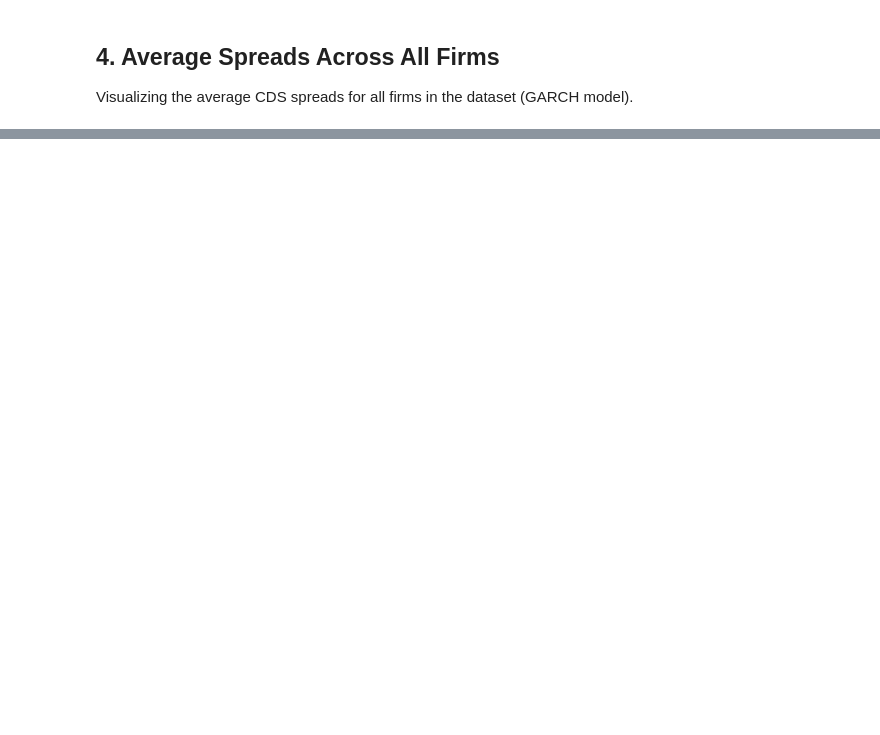
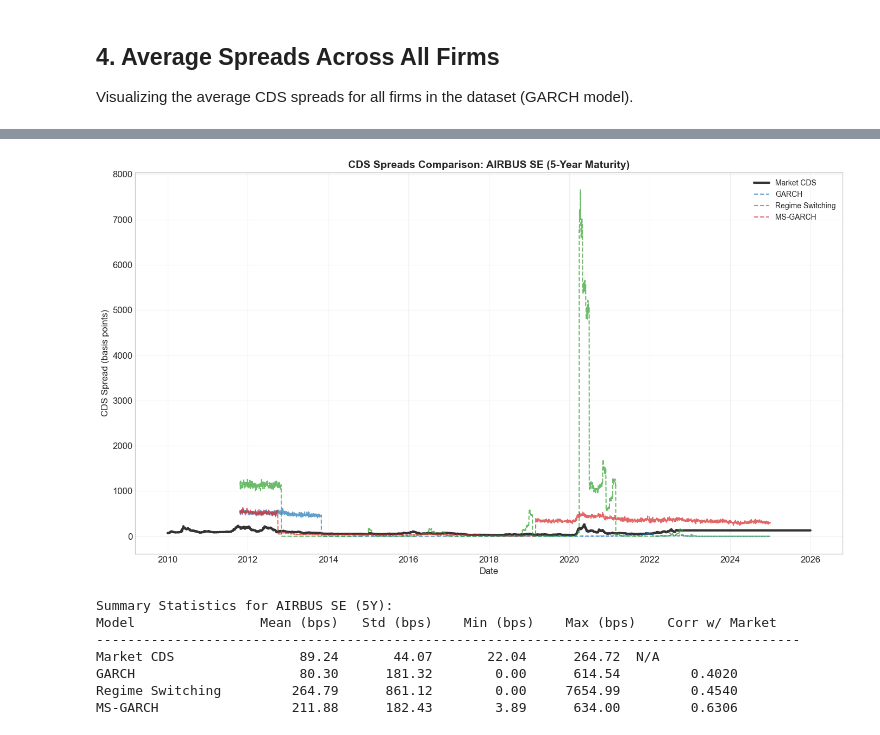
Before and after one commit to ChaseW3/Seminar-QF, a Jupyter notebook: Seminar QF/notebooks/visualize_results.ipynb, the cells around one changed output, grey strips where cells are left out. Cells and saved outputs as stored; diff of their text form; code cells hidden in the pictures; blank space fills up the shorter version.

```diff
--- a/Seminar QF/notebooks/visualize_results.ipynb
+++ b/Seminar QF/notebooks/visualize_results.ipynb
@@ -432,0 +470,12 @@ This should be close to 1.0× if the fix is correct!
+# %%
+# Example: Compare all models vs market for a specific firm (5-year maturity)
+plot_all_models_vs_market(gvkey=220833, maturity=5)
+# %% [output]
+[figure, added]
+Summary Statistics for AIRBUS SE (5Y):
+Model                Mean (bps)   Std (bps)    Min (bps)    Max (bps)    Corr w/ Market
+------------------------------------------------------------------------------------------
+Market CDS                89.24       44.07       22.04      264.72  N/A
+GARCH                     80.30      181.32        0.00      614.54         0.4020
+Regime Switching         264.79      861.12        0.00     7654.99         0.4540
+MS-GARCH                 211.88      182.43        3.89      634.00         0.6306
```
Also changed, not shown: parts of 25 cells of this notebook, 10 other files.
